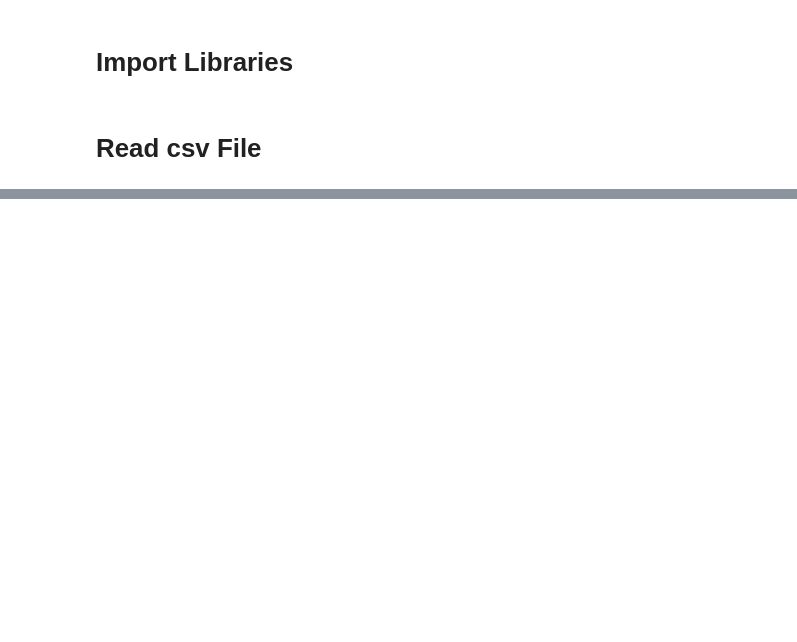
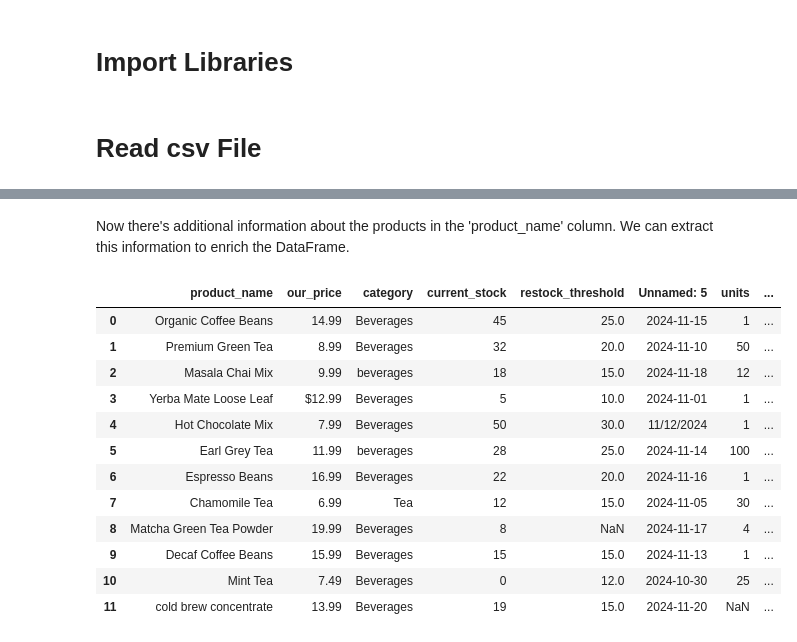
Before and after one commit to sebas1193/10EQS_EVAL, a Jupyter notebook: EDA.ipynb, the cells around one changed output, grey strips where cells are left out. Cells and saved outputs as stored; diff of their text form; code cells hidden in the pictures; blank space fills up the shorter version.

Commit message:
:sparkles: feat: standardize data, add new columns, and impute missing values in EDA.ipynb

```diff
--- a/EDA.ipynb
+++ b/EDA.ipynb
@@ -29,0 +32,6 @@ df
+# %%
+# Drop the last column of the DataFrame
+# (this does not contribute much to the analysis)
+
+df.drop(columns=df.columns[-1], inplace=True)
+df
@@ -29,0 +52,4 @@ df
+# %%
+# Replace the 'out of stock' values in the 'current_stock' column with 0
+df['current_stock'] = df['current_stock'].replace('out of stock', 0)
+df
@@ -29,0 +70,25 @@ df
+# %% [markdown]
+Now there's additional information about the products in the 'product_name' column. We can extract this information to enrich the DataFrame.
+# %%
+# Extract the number of units and the unit of measure from 'product_name'
+
+df['units'] = df['product_name'].str.extract(r'\((\d+)\s*([a-zA-Z]+)\)')[0]
+df['unit_of_measure'] = df['product_name'].str.extract(r'\((\d+)\s*([a-zA-Z]+)\)')[1]
+
+# drop the extracted information from 'product_name'
+df['product_name'] = df['product_name'].str.replace(r'\s*\(.*?\)', '', regex=True).str.strip()
+df
+# %% [output]
+|  | product_name | our_price | category | current_stock | restock_threshold | Unnamed: 5 | units | ... |
+| 0 | Organic Coffee Beans | 14.99 | Beverages | 45 | 25.0 | 2024-11-15 | 1 | ... |
+| 1 | Premium Green Tea | 8.99 | Beverages | 32 | 20.0 | 2024-11-10 | 50 | ... |
+| 2 | Masala Chai Mix | 9.99 | beverages | 18 | 15.0 | 2024-11-18 | 12 | ... |
+| 3 | Yerba Mate Loose Leaf | $12.99 | Beverages | 5 | 10.0 | 2024-11-01 | 1 | ... |
+| 4 | Hot Chocolate Mix | 7.99 | Beverages | 50 | 30.0 | 11/12/2024 | 1 | ... |
+| 5 | Earl Grey Tea | 11.99 | beverages | 28 | 25.0 | 2024-11-14 | 100 | ... |
+| 6 | Espresso Beans | 16.99 | Beverages | 22 | 20.0 | 2024-11-16 | 1 | ... |
+| 7 | Chamomile Tea | 6.99 | Tea | 12 | 15.0 | 2024-11-05 | 30 | ... |
+| 8 | Matcha Green Tea Powder | 19.99 | Beverages | 8 | NaN | 2024-11-17 | 4 | ... |
+| 9 | Decaf Coffee Beans | 15.99 | Beverages | 15 | 15.0 | 2024-11-13 | 1 | ... |
+| 10 | Mint Tea | 7.49 | Beverages | 0 | 12.0 | 2024-10-30 | 25 | ... |
+| 11 | cold brew concentrate | 13.99 | Beverages | 19 | 15.0 | 2024-11-20 | NaN | ... |
```
Also changed, not shown: parts of 11 cells of this notebook.
